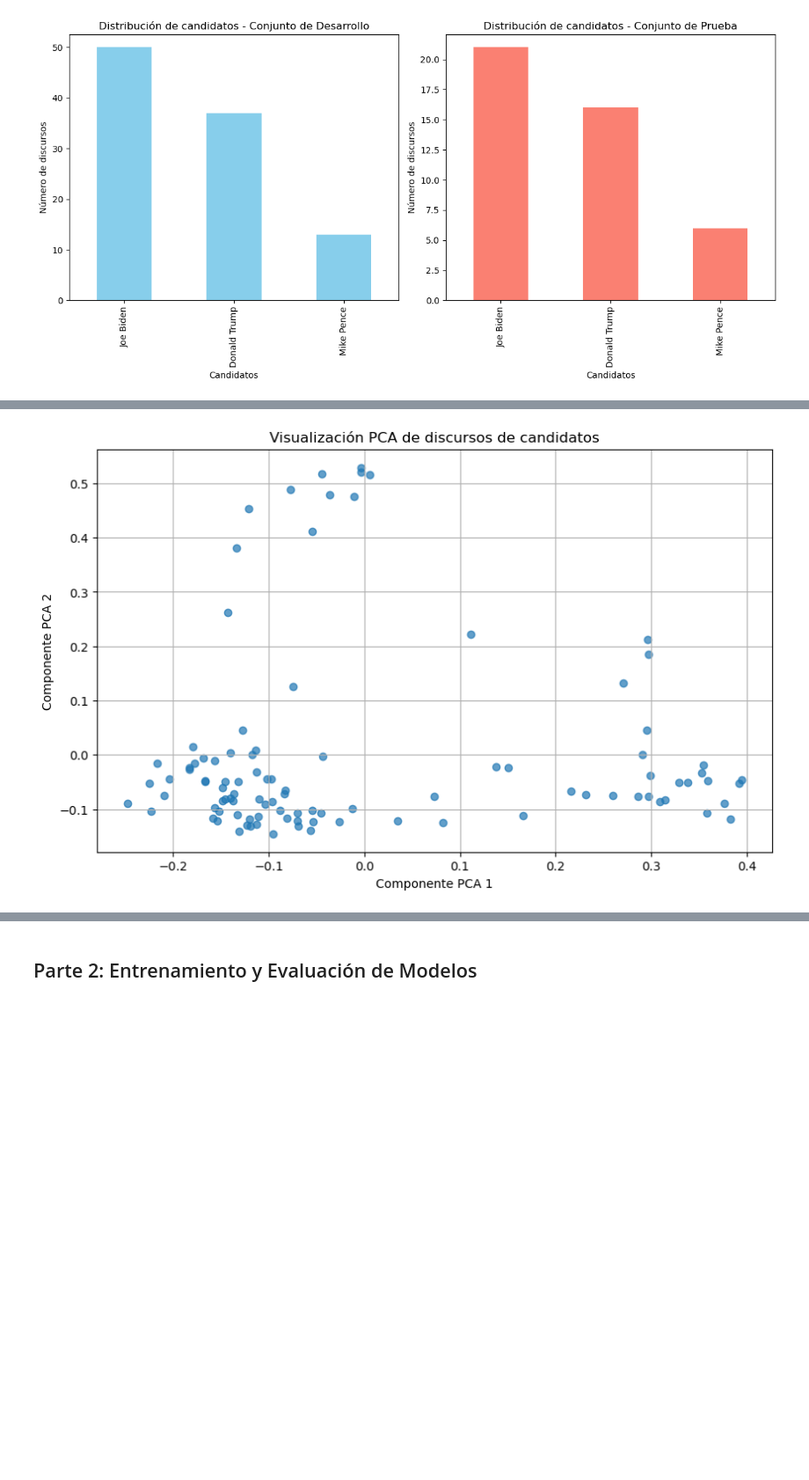
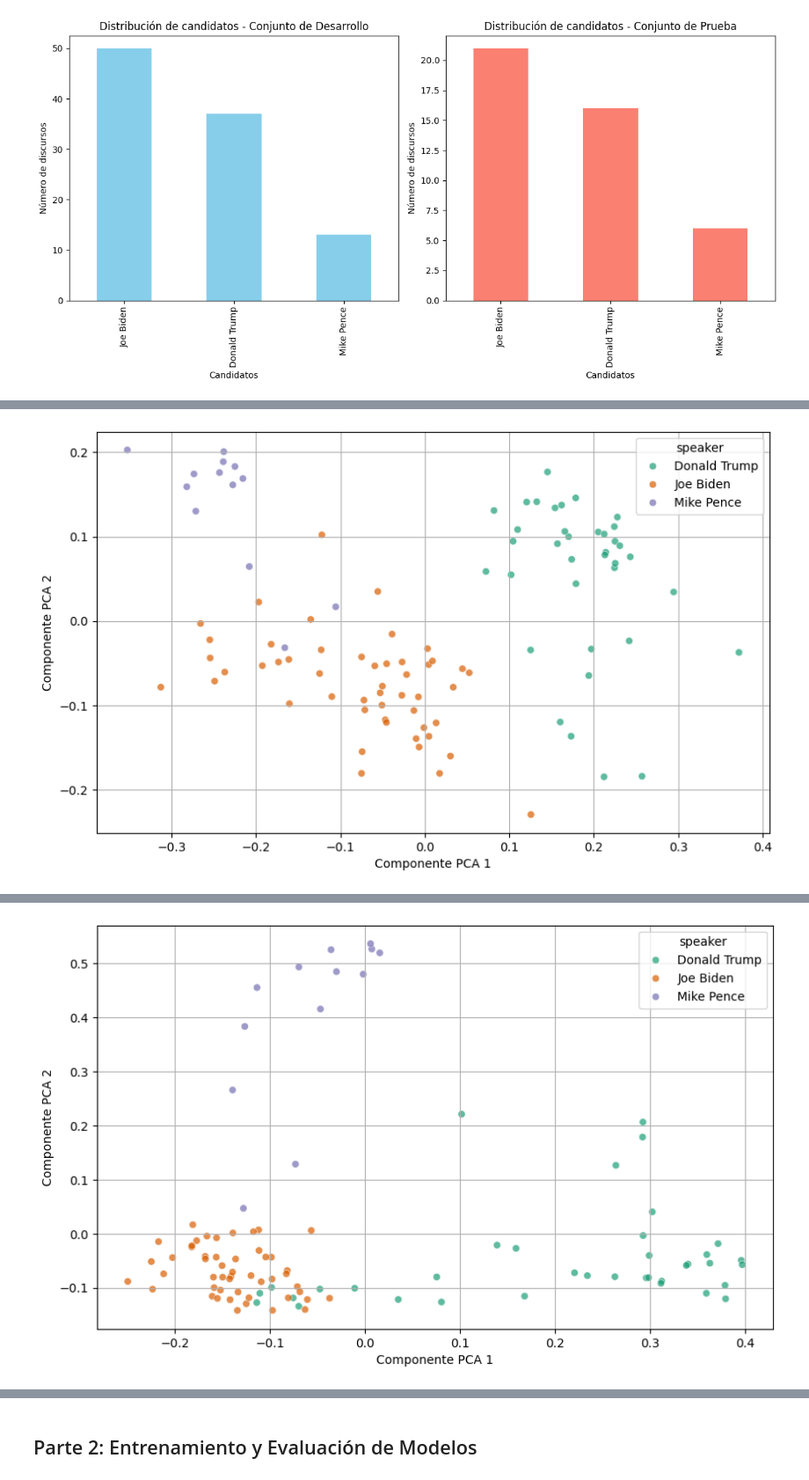
Before and after one commit to campon/intro-cd, a Jupyter notebook: Tarea_2/us2020_propuesta_estudiantes.ipynb, the cells around one changed output, grey strips where cells are left out. Shown at 88% size. Drawn from its saved outputs; the diff is of its cells as text; code cells hidden in the pictures; blank space fills up the shorter version.

```diff
--- a/Tarea_2/us2020_propuesta_estudiantes.ipynb
+++ b/Tarea_2/us2020_propuesta_estudiantes.ipynb
@@ -192,6 +209,8 @@ Dimensiones de la matriz de conteo: (100, 205690)
 # %%
 # 4: Obtenga la representación numérica Term Frequency - Inverse Document Frequency.
 
-X_dev_tfidf = TfidfTransformer().fit_transform(X_dev_counts)
+X_dev_tfidf = TfidfTransformer(use_idf=True).fit_transform(X_dev_counts)
 print(f"Dimensiones de la matriz TF-IDF: {X_dev_tfidf.shape}")
+
+X_dev_tfidf2 = TfidfTransformer(use_idf=True).fit_transform(X_dev_counts2)
 # %% [output]
@@ -204,27 +218,82 @@ X_dev_tfidf
 # %%
 # 5 :Muestre en un mapa el conjunto de entrenamiento, utilizando las dos primeras componentes PCA sobre los vectores de tf-idf.
 
-pca = PCA(n_components=100)
+pca = PCA(n_components=10)
 X_dev_pca = pca.fit_transform(X_dev_tfidf.toarray())
 
+# Visualización de las dos primeras componentes PCA
 plt.figure(figsize=(10, 6))
-plt.scatter(X_dev_pca[:, 0], X_dev_pca[:, 1], alpha=0.7)
-plt.title('Visualización PCA de discursos de candidatos')
+sns.scatterplot(
+    x=X_dev_pca[:, 0],
+    y=X_dev_pca[:, 1],
+    hue=y_dev,
+    palette='Dark2',
+    alpha=0.7
+)
 plt.xlabel('Componente PCA 1')
 plt.ylabel('Componente PCA 2')
 plt.grid()
 plt.show()
 
+# Haga una visualización que permita entender cómo varía la varianza explicada a medida que se agregan componentes (e.g: hasta 10 cplt.figure(figsize=(10, 6))
+fig, axes = plt.subplots(1, 2, figsize=(12, 6))
 
-# Haga una visualización que permita entender cómo varía la varianza explicada a medida que se agregan componentes (e.g: hasta 10 componentes).
+# Primer gráfico: varianza explicada acumulada
+axes[0].plot(range(1, 11), np.cumsum(pca.explained_variance_ratio_[:10]), marker='o')
+axes[0].set_title('Varianza explicada acumulada por componentes PCA')
+axes[0].set_xlabel('Número de componentes PCA')
+axes[0].set_ylabel('Varianza explicada acumulada')
+axes[0].grid()
+axes[0].set_xticks(range(1, 11))
 
+# Segundo gráfico: varianza explicada individual
+axes[1].plot(range(1, len(pca.explained_variance_ratio_) + 1), pca.explained_variance_ratio_, marker='o')
+axes[1].set_title('Varianza explicada por cada componente PCA')
+axes[1].set_xlabel('Número de componentes PCA')
+axes[1].set_ylabel('Varianza explicada')
+axes[1].grid()
+axes[1].set_xticks(range(1, len(pca.explained_variance_ratio_) + 1))
+
+plt.tight_layout()
+plt.show()
+
+pca2 = PCA(n_components=10)
+X_dev_pca2 = pca2.fit_transform(X_dev_tfidf2.toarray())
+
+# Visualización de las dos primeras componentes PCA
 plt.figure(figsize=(10, 6))
-plt.plot(range(1, 101), np.cumsum(pca.explained_variance_ratio_), marker='o')
-plt.title('Varianza explicada acumulada por componentes PCA')
-plt.xlabel('Número de componentes PCA')
-plt.ylabel('Varianza explicada acumulada')
+sns.scatterplot(
+    x=X_dev_pca2[:, 0],
+    y=X_dev_pca2[:, 1],
+    hue=y_dev,
+    palette='Dark2',
+    alpha=0.7
+)
+plt.xlabel('Componente PCA 1')
+plt.ylabel('Componente PCA 2')
 plt.grid()
-plt.xticks(range(1, 101))
 plt.show()
+
+# Haga una visualización que permita entender cómo varía la varianza explicada a medida que se agregan componentes (e.g: hasta 10 cplt.figure(figsize=(10, 6))
+fig, axes = plt.subplots(1, 2, figsize=(12, 6))
+
+# Primer gráfico: varianza explicada acumulada
+axes[0].plot(range(1, 11), np.cumsum(pca2.explained_variance_ratio_[:10]), marker='o')
+axes[0].set_title('Varianza explicada acumulada por componentes PCA')
+axes[0].set_xlabel('Número de componentes PCA')
+axes[0].set_ylabel('Varianza explicada acumulada')
+axes[0].grid()
+axes[0].set_xticks(range(1, 11))
+
+# Segundo gráfico: varianza explicada individual
+axes[1].plot(range(1, len(pca2.explained_variance_ratio_) + 1), pca2.explained_variance_ratio_, marker='o')
+axes[1].set_title('Varianza explicada por cada componente PCA')
+axes[1].set_xlabel('Número de componentes PCA')
+axes[1].set_ylabel('Varianza explicada')
+axes[1].grid()
+axes[1].set_xticks(range(1, len(pca2.explained_variance_ratio_) + 1))
+
+plt.tight_layout()
+plt.show()
 # %% [output]
-[figure, old version]
+[figure, new version]
@@ -231,0 +301 @@ plt.show()
+[figure, added]
```
Also changed, not shown: parts of 19 cells of this notebook, 1 other file.
